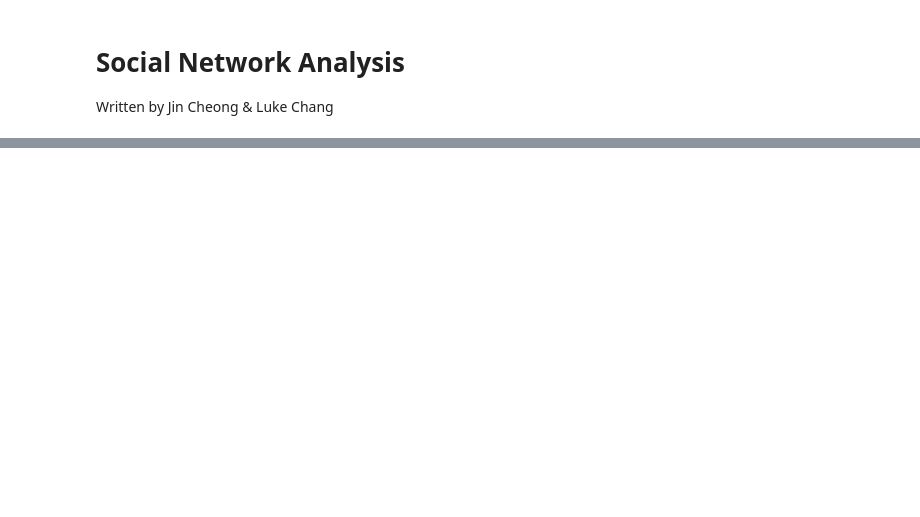
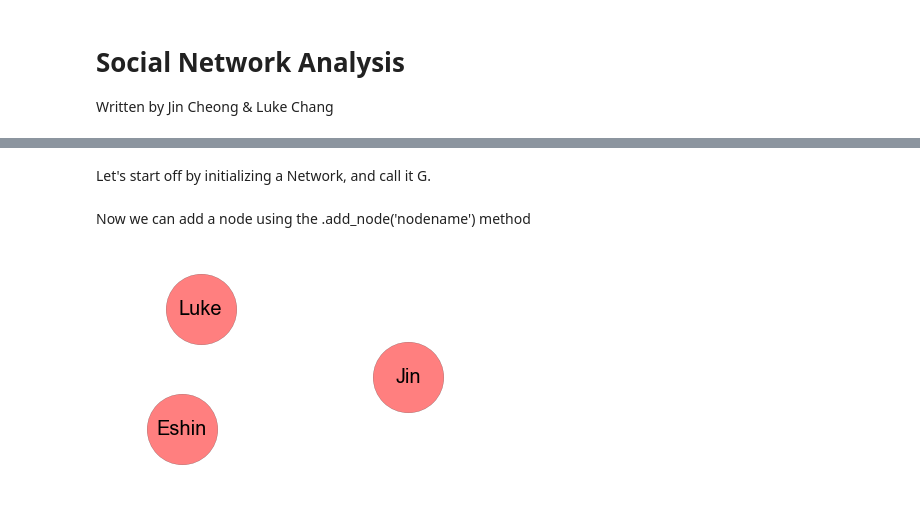
Before and after one commit to ljchang/psyc63, a Jupyter notebook: Notebooks/SocialNetworkAnalysis.ipynb, the cells around one changed output, grey strips where cells are left out. Cells and saved outputs as stored; diff of their text form; code cells hidden in the pictures; blank space fills up the shorter version.

Commit message:
awaits Luke edit

```diff
--- a/Notebooks/SocialNetworkAnalysis.ipynb
+++ b/Notebooks/SocialNetworkAnalysis.ipynb
@@ -298,0 +32,2 @@ plt.show()
+# %% [markdown]
+Let's start off by initializing a Network, and call it G.
@@ -298,0 +37,11 @@ plt.show()
+# %% [markdown]
+Now we can add a node using the .add_node('nodename') method
+# %%
+G = nx.Graph()
+G.add_node('Jin')
+G.add_node('Luke')
+G.add_node('Eshin')
+plt.figure(figsize=(5,3))
+nx.draw(G,with_labels=True,node_size=5000,font_size=20,alpha=.5)
+# %% [output]
+[figure, added]
```
Also changed, not shown: parts of 43 cells of this notebook.
